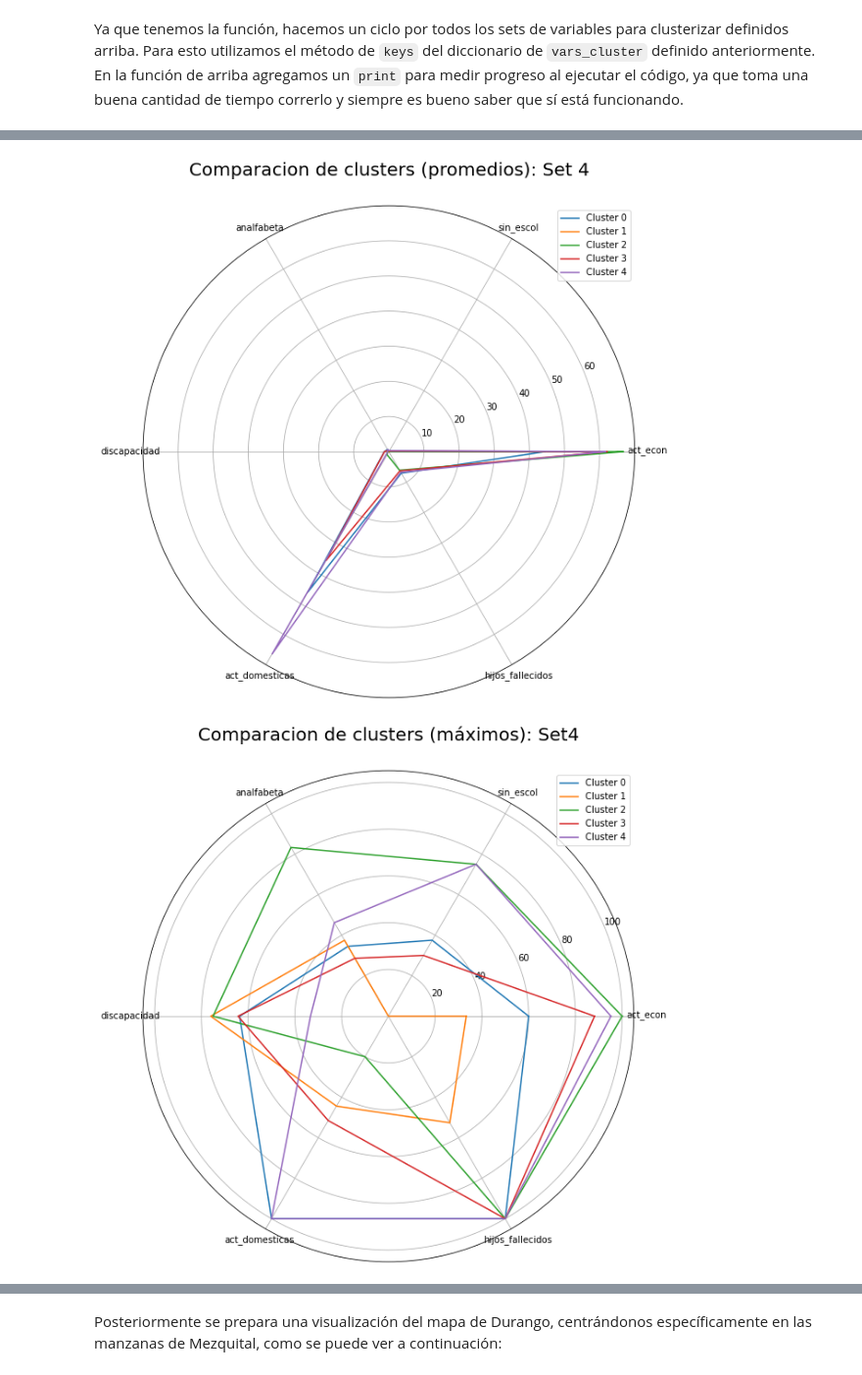
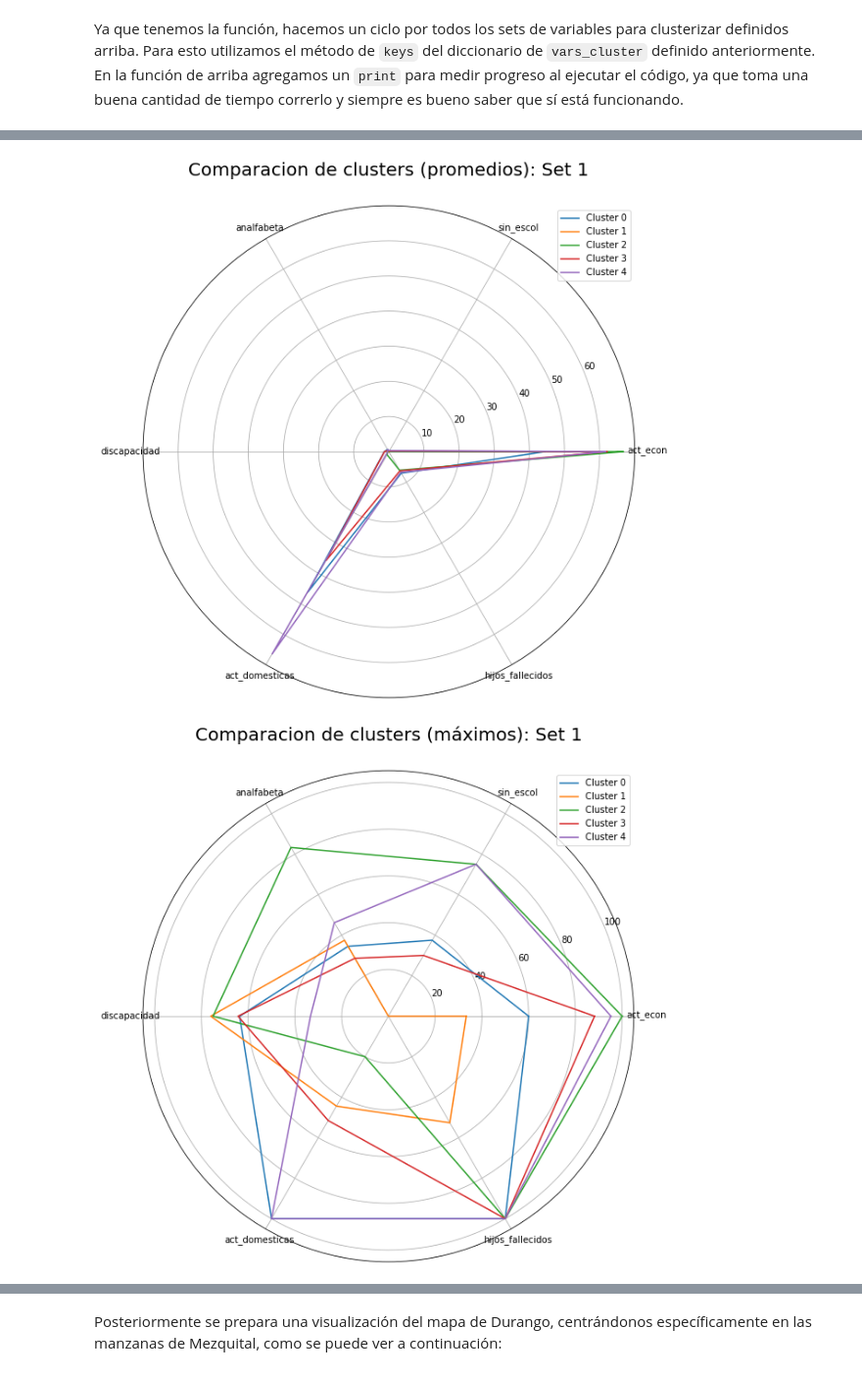
Before and after one commit to DiegoRdz99/10k_Challenge_Team41, a Jupyter notebook: 10k_Challenge_組41.ipynb, the cells around one changed output, grey strips where cells are left out. Shown at 98% size. Cells and saved outputs as stored; diff of their text form; code cells hidden in the pictures.

```diff
--- a/10k_Challenge_組41.ipynb
+++ b/10k_Challenge_組41.ipynb
@@ -123,7 +123,7 @@ def clusterization(vars_cluster,aliases,num):
   clusters = spark.sql(f'select prediction,\n{select_df},\ncount(*) as conteo\nfrom result_kmeans group by prediction order by {aliases[0]}')
   return clusters.toPandas()
 
-def cluster_plot(vars_cluster,aliases,num,df_clusters):
+def cluster_plot(vars_cluster,aliases,num):
   df_clusters = clusterization(vars_cluster,aliases,num)
   # selección del máximo para los clusters
   select_df_max = ',\n'.join([f'max({var}) as {alias}' for var,alias in zip(vars_cluster,aliases)])
@@ -140,7 +140,7 @@ def cluster_plot(vars_cluster,aliases,num,df_clusters):
   for i in range(len(Clusters)):
     plt.plot(label_loc, Clusters[i], label=f'Cluster {i}')
 
-  plt.title(f'Comparacion de clusters (promedios): Set {i}', size=20)
+  plt.title(f'Comparacion de clusters (promedios): Set {num}', size=20)
   lines, labels = plt.thetagrids(np.degrees(label_loc), labels=categories)
   plt.legend()
   plt.savefig(f'Clusters_{num}.png')
@@ -158,7 +158,7 @@ def cluster_plot(vars_cluster,aliases,num,df_clusters):
   for i in range(len(Clusters)):
     plt.plot(label_loc, Clusters[i], label=f'Cluster {i}')
 
-  plt.title(f'Comparacion de clusters (máximos): Set{i}', size=20)
+  plt.title(f'Comparacion de clusters (máximos): Set {num}', size=20)
   lines, labels = plt.thetagrids(np.degrees(label_loc), labels=categories)
   plt.legend()
   plt.savefig(f'Clusters_{num}_max.png')
@@ -167,17 +167,17 @@ def cluster_plot(vars_cluster,aliases,num,df_clusters):
 # %% [markdown]
 Ya que tenemos la función, hacemos un ciclo por todos los sets de variables para clusterizar definidos arriba. Para esto utilizamos el método de `keys` del diccionario de `vars_cluster` definido anteriormente. En la función de arriba agregamos un `print` para medir progreso al ejecutar el código, ya que toma una buena cantidad de tiempo correrlo y siempre es bueno saber que sí está funcionando.
 # %%
-for i in vars_cluster.keys():
-  cluster_plot(vars_cluster[i],aliases[i],i)
+for num in vars_cluster.keys():
+  cluster_plot(vars_cluster[num],aliases[num],num)
 # %% [output]
 mean cluster 1 done
 max cluster 1 done
 mean cluster 2 done
 max cluster 2 done
 mean cluster 3 done
 max cluster 3 done
 mean cluster 4 done
 max cluster 4 done
 [figure]
-[figure, old version]
+[figure, new version]
 [figure]
```
Also changed, not shown: parts of 1 cell of this notebook.
